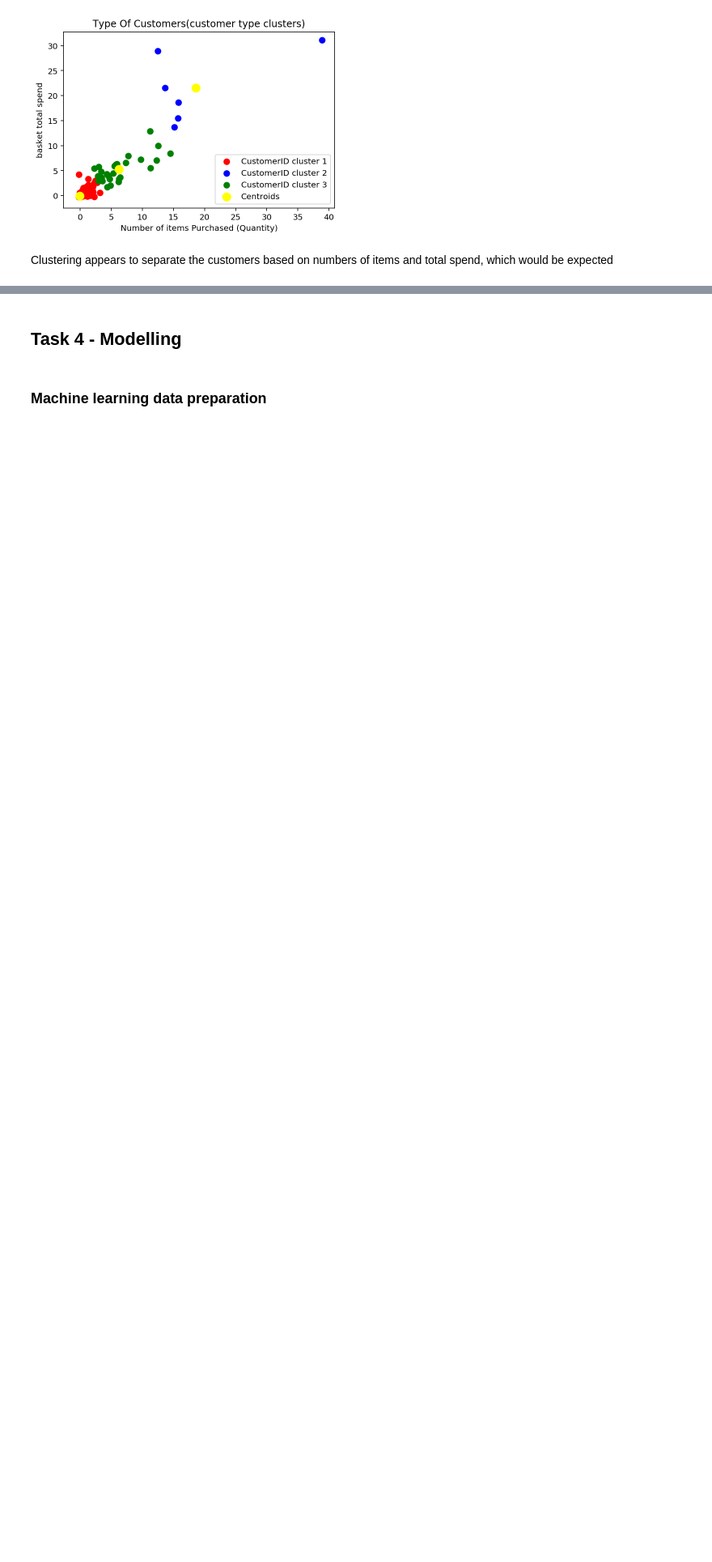
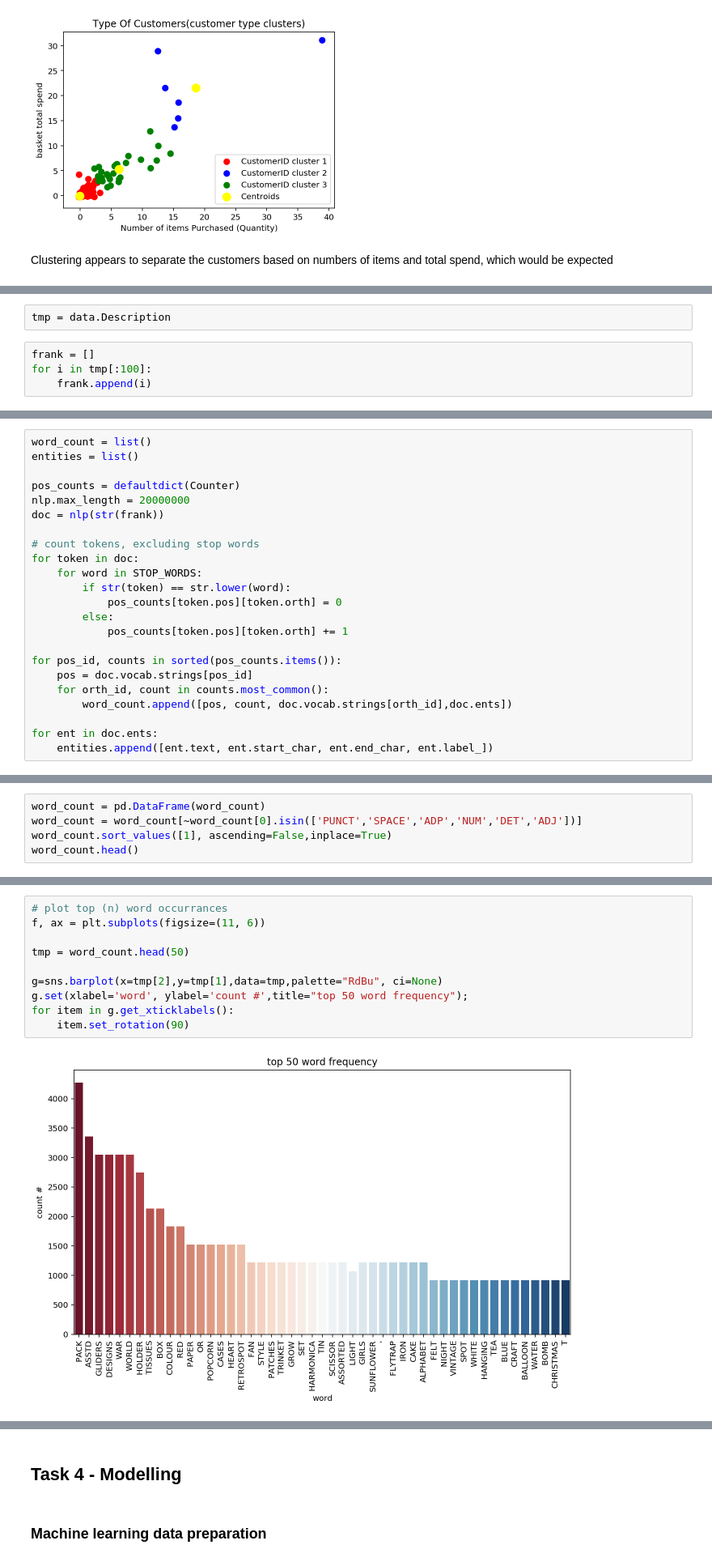
Before and after one commit to scheckley/online-retail, a Jupyter notebook: analysis.ipynb, the cells around one changed output, grey strips where cells are left out. Shown at 81% size. Drawn from its saved outputs; the diff is of its cells as text; blank space fills up the shorter version.

```diff
--- a/analysis.ipynb
+++ b/analysis.ipynb
@@ -557,0 +565,6 @@ Clustering appears to separate the customers based on numbers of items and total
+# %%
+tmp = data.Description
+# %%
+frank = []
+for i in tmp[:100]:
+    frank.append(i)
@@ -557,0 +575,23 @@ Clustering appears to separate the customers based on numbers of items and total
+# %%
+word_count = list()
+entities = list()
+
+pos_counts = defaultdict(Counter)
+nlp.max_length = 20000000
+doc = nlp(str(frank))
+
+# count tokens, excluding stop words
+for token in doc:
+    for word in STOP_WORDS:
+        if str(token) == str.lower(word):
+            pos_counts[token.pos][token.orth] = 0
+        else:
+            pos_counts[token.pos][token.orth] += 1
+
+for pos_id, counts in sorted(pos_counts.items()):
+    pos = doc.vocab.strings[pos_id]
+    for orth_id, count in counts.most_common():
+        word_count.append([pos, count, doc.vocab.strings[orth_id],doc.ents])
+
+for ent in doc.ents:
+    entities.append([ent.text, ent.start_char, ent.end_char, ent.label_])
@@ -557,0 +622,5 @@ Clustering appears to separate the customers based on numbers of items and total
+# %%
+word_count = pd.DataFrame(word_count)
+word_count = word_count[~word_count[0].isin(['PUNCT','SPACE','ADP','NUM','DET','ADJ'])]
+word_count.sort_values([1], ascending=False,inplace=True)
+word_count.head()
@@ -557,0 +634,12 @@ Clustering appears to separate the customers based on numbers of items and total
+# %%
+# plot top (n) word occurrances
+f, ax = plt.subplots(figsize=(11, 6))
+
+tmp = word_count.head(50)
+
+g=sns.barplot(x=tmp[2],y=tmp[1],data=tmp,palette="RdBu", ci=None)
+g.set(xlabel='word', ylabel='count #',title="top 50 word frequency");
+for item in g.get_xticklabels():
+    item.set_rotation(90)
+# %% [output]
+[figure, added]
```
Also changed, not shown: parts of 8 cells of this notebook.
